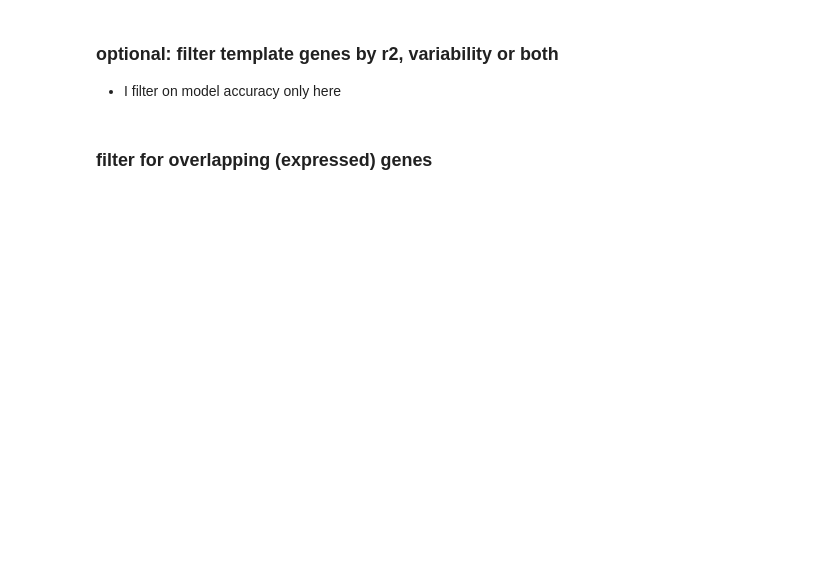
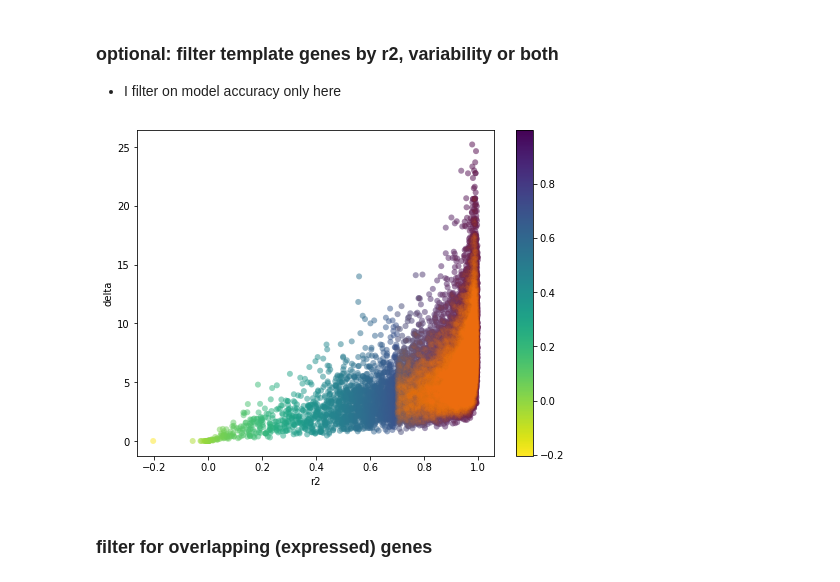
Before and after one commit to siebrenf/TSA, a Jupyter notebook: gene_selection_formal.ipynb, the cells around one changed output. Cells and saved outputs as stored; diff of their text form; code cells hidden in the pictures; blank space fills up the shorter version.

```diff
--- a/gene_selection_formal.ipynb
+++ b/gene_selection_formal.ipynb
@@ -403,18 +133,20 @@ else:
 - I filter on model accuracy only here
 # %%
 # remove genes that cannot weren't modelled accurately
-min_gpr_score = 0.7
 weight_expr=0
+min_r2 = 0.7
 weight_r2=1
 
 gpr_normscores = score_normalization(gpr_scores, weight_expr, weight_r2)
-top_template_genes = gpr_normscores[gpr_normscores.score >= min_gpr_score].index.to_list()
+top_template_genes = gpr_normscores[gpr_normscores.r2 >= min_r2].index.to_list()
 plot_scores(gpr_normscores, highlight_top_n=len(top_template_genes))
 
 # n = 12_000
 # top_template_genes = best_n_genes(gpr_normscores, n)
 # gpr_normscores = score_normalization(gpr_scores, weight_expr=1, weight_r2=3)
 # plot_scores(gpr_normscores, highlight_top_n=n)
+# %% [output]
+[figure, added]
 # %% [markdown]
 ### filter for overlapping (expressed) genes
 # %%
```
Also changed, not shown: parts of 21 cells of this notebook, 6 other files.
